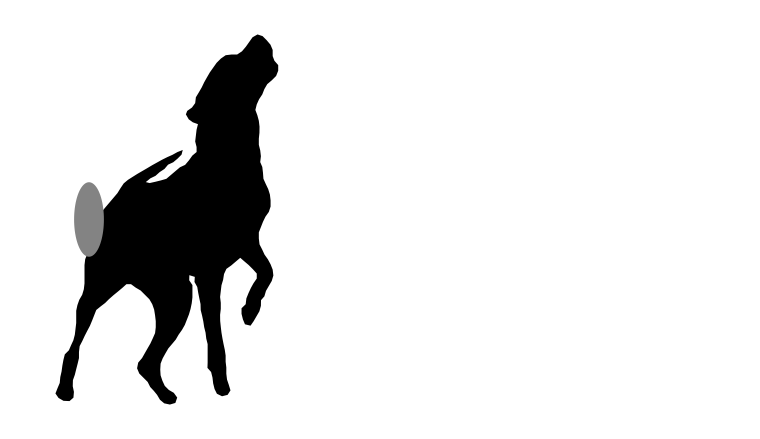
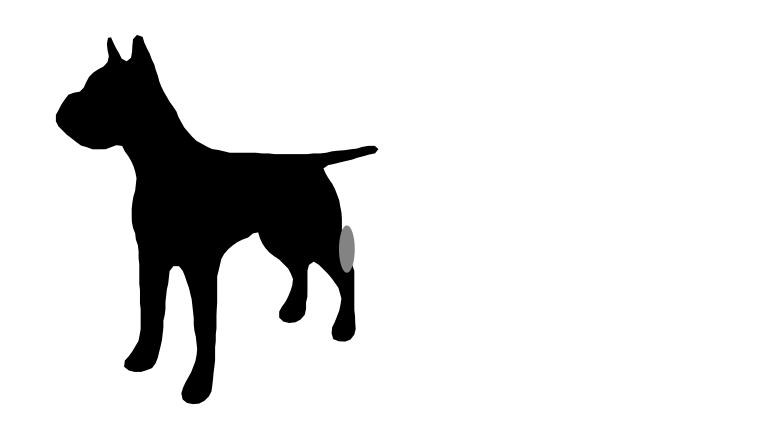
Before and after one commit to 05d762de69/monte-carlo-selection, a Jupyter notebook: notebooks/00_select new shape.ipynb, the cells around one changed output. Cells and saved outputs as stored; diff of their text form; code cells hidden in the pictures.

```diff
--- a/notebooks/00_select new shape.ipynb
+++ b/notebooks/00_select new shape.ipynb
@@ -167,25 +167,25 @@ def add_oval_occluder_normcoords_plot_and_save_jsonl(
     return row, (fig, ax)
 # %%
 category="dog"
-img_id = 5
+img_id = 7
 JSON_DIR = CASE_DIR / f"{category}_{img_id}" / "generated"
 
 for d in [JSON_DIR]:
     d.mkdir(parents=True, exist_ok=True)
 
 row, _ = add_oval_occluder_normcoords_plot_and_save_jsonl(
      MASTER_DIR,
      category=category,
      img_id=img_id,
-     occ_rx=0.04,
-     occ_ry=0.1,
+     occ_rx=0.02,
+     occ_ry=0.06,
      occ_mode="manual",
-     occ_cx=0.25,
-     occ_cy=0.5,
+     occ_cx=0.745,
+     occ_cy=0.45,
      jsonl_path= JSON_DIR / f"{category}_{img_id}.jsonl",
      #jsonl_path= ROOT / "test.jsonl",
      seed=8,
      show=True
  )
 # %% [output]
-[figure, old version]
+[figure, new version]
```
Also changed, not shown: 12 other files.
